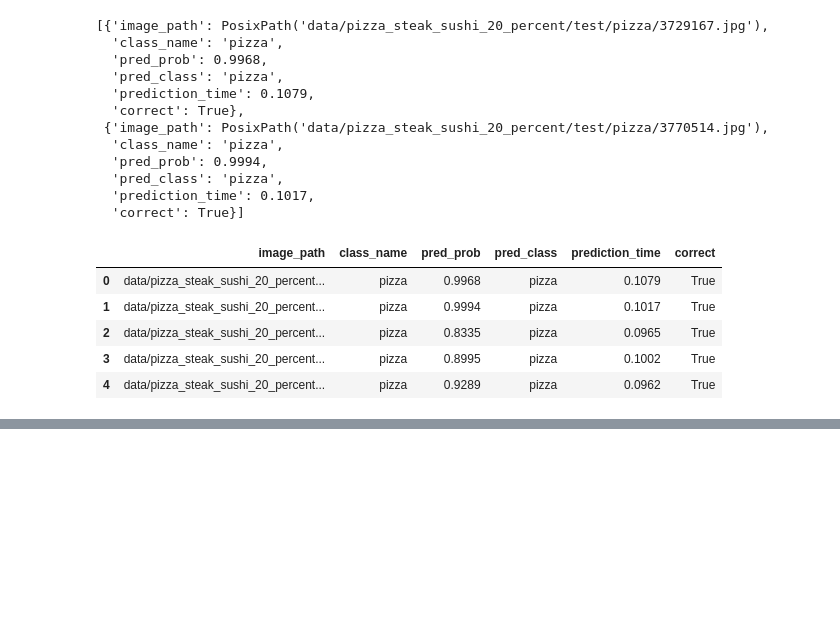
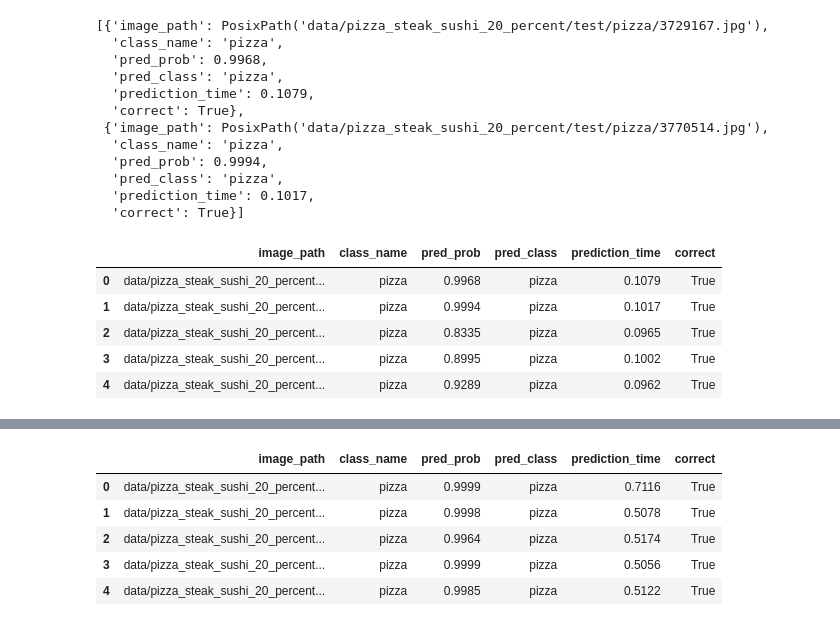
Before and after one commit to prashantiyaramareddy/MyPython-Stuff, a Jupyter notebook: Pytorch/Model_Deployment.ipynb, the cells around one changed output, grey strips where cells are left out. Cells and saved outputs as stored; diff of their text form; code cells hidden in the pictures; blank space fills up the shorter version.

Commit message:
Comparing ViT and EffNetB2 models

```diff
--- a/Pytorch/Model_Deployment.ipynb
+++ b/Pytorch/Model_Deployment.ipynb
@@ -763,0 +788,8 @@ effnetb2_test_pred_df.head()
+# %%
+# Make list of prediction dictionaries with ViT feature extractor model on test images
+vit_test_pred_dicts = pred_and_store(paths = test_data_paths,
+                                      model = vit_model,
+                                      transform=vit_transforms,
+                                      class_names=class_names,
+                                      device = "cpu")
+#
@@ -763,0 +812,12 @@ effnetb2_test_pred_df.head()
+# %%
+# Turn vit_test_pred_dicts to a DataFrame
+import pandas as pd
+vit_test_pred_df = pd.DataFrame(vit_test_pred_dicts)
+vit_test_pred_df.head()
+# %% [output]
+|  | image_path | class_name | pred_prob | pred_class | prediction_time | correct |
+| 0 | data/pizza_steak_sushi_20_percent... | pizza | 0.9999 | pizza | 0.7116 | True |
+| 1 | data/pizza_steak_sushi_20_percent... | pizza | 0.9998 | pizza | 0.5078 | True |
+| 2 | data/pizza_steak_sushi_20_percent... | pizza | 0.9964 | pizza | 0.5174 | True |
+| 3 | data/pizza_steak_sushi_20_percent... | pizza | 0.9999 | pizza | 0.5056 | True |
+| 4 | data/pizza_steak_sushi_20_percent... | pizza | 0.9985 | pizza | 0.5122 | True |
```
Also changed, not shown: parts of 11 cells of this notebook.
